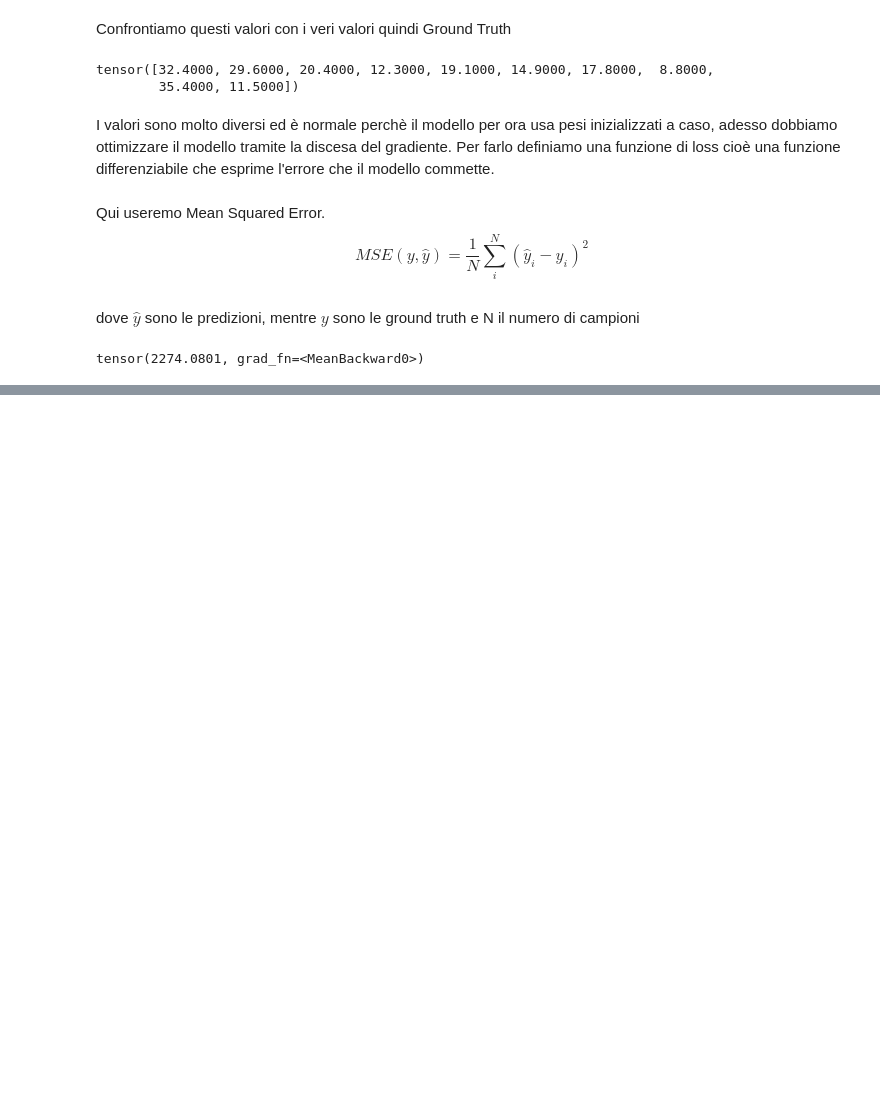
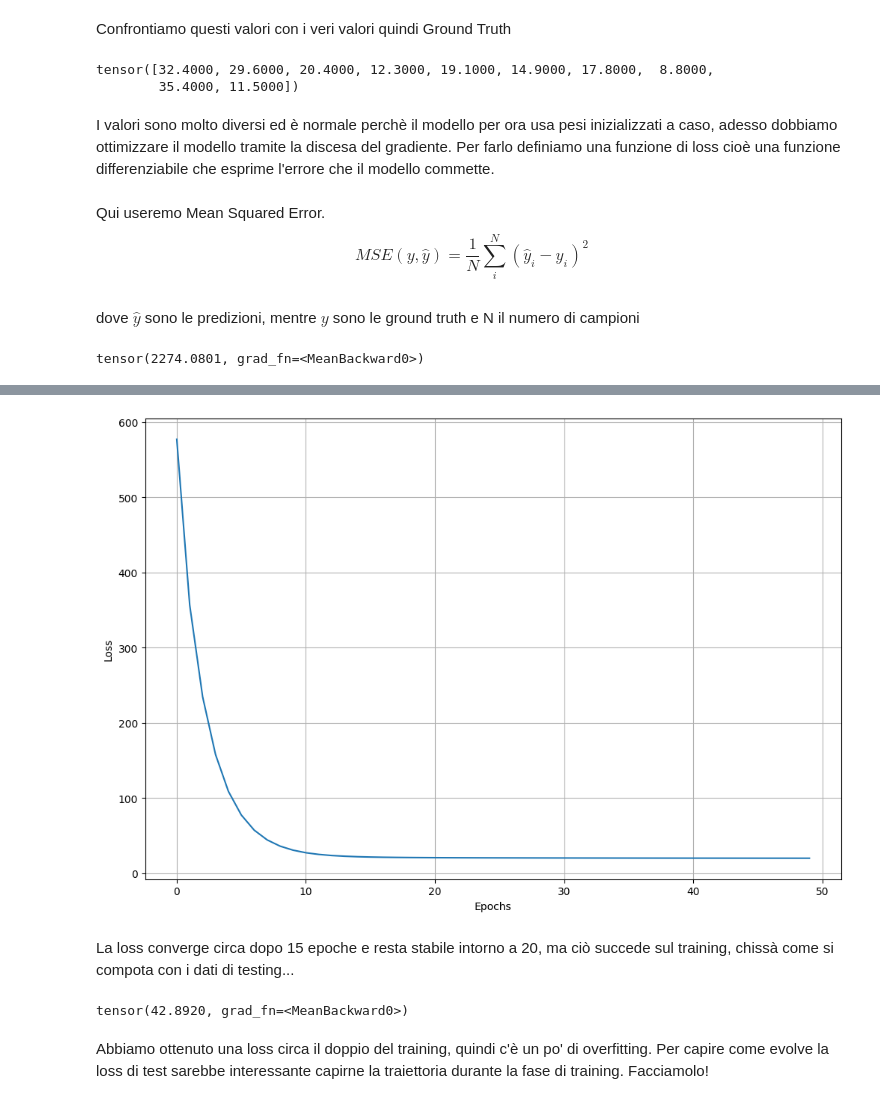
Before and after one commit to SimoneBrancato/Magistrale-Informatica, a Jupyter notebook: Simone/MachineLearning/Lab/Codici/1 - Regressione Lineare.ipynb, the cells around one changed output, grey strips where cells are left out. Saved outputs shown, nothing was run; the diff lists cells and outputs as text; code cells hidden in the pictures; blank space fills up the shorter version.

```diff
--- a/Simone/MachineLearning/Lab/Codici/1 - Regressione Lineare.ipynb
+++ b/Simone/MachineLearning/Lab/Codici/1 - Regressione Lineare.ipynb
@@ -163,0 +181,4 @@ tensor(2274.0801, grad_fn=<MeanBackward0>)
+# %%
+means = X_training.mean(0) # media lungo la dimensione zero
+stds = X_training.std(0)
+print(means, stds)
@@ -163,0 +193,2 @@ tensor(2274.0801, grad_fn=<MeanBackward0>)
+# %%
+X_training_norm = (X_training-means)/stds
@@ -163,0 +314,21 @@ tensor(2274.0801, grad_fn=<MeanBackward0>)
+# %%
+%matplotlib inline
+from matplotlib import pyplot as plt
+
+plt.figure(figsize=(12,8))
+plt.plot(losses)
+plt.xlabel("Epochs")
+plt.ylabel("Loss")
+plt.grid()
+plt.show()
+# %% [output]
+[figure, added]
+# %% [markdown]
+La loss converge circa dopo 15 epoche e resta stabile intorno a 20, ma ciò succede sul training, chissà come si compota con i dati di testing...
+# %%
+yt = linear_regression(X_testing_norm, theta, theta_0)
+print(loss(yt,Y_testing))
+# %% [output]
+tensor(42.8920, grad_fn=<MeanBackward0>)
+# %% [markdown]
+Abbiamo ottenuto una loss circa il doppio del training, quindi c'è un po' di overfitting. Per capire come evolve la loss di test sarebbe interessante capirne la traiettoria durante la fase di training. Facciamolo!
```
Also changed, not shown: parts of 47 cells of this notebook, 10 other files.
